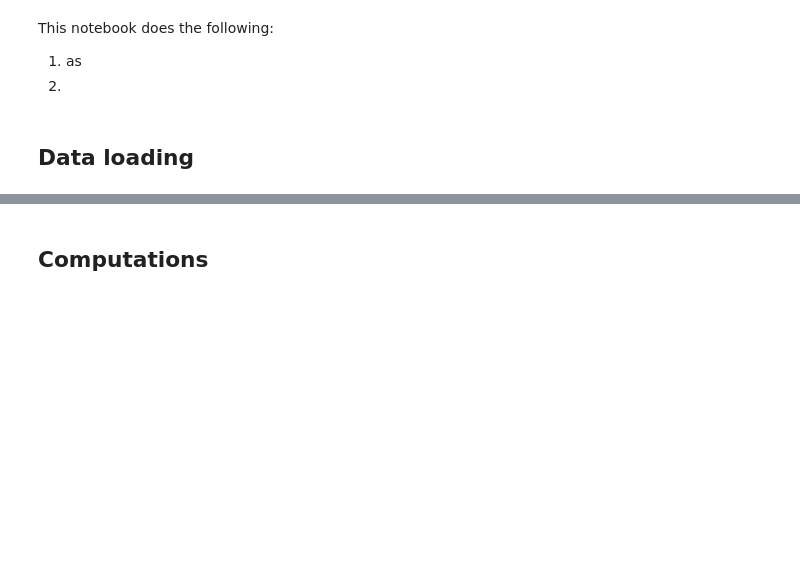
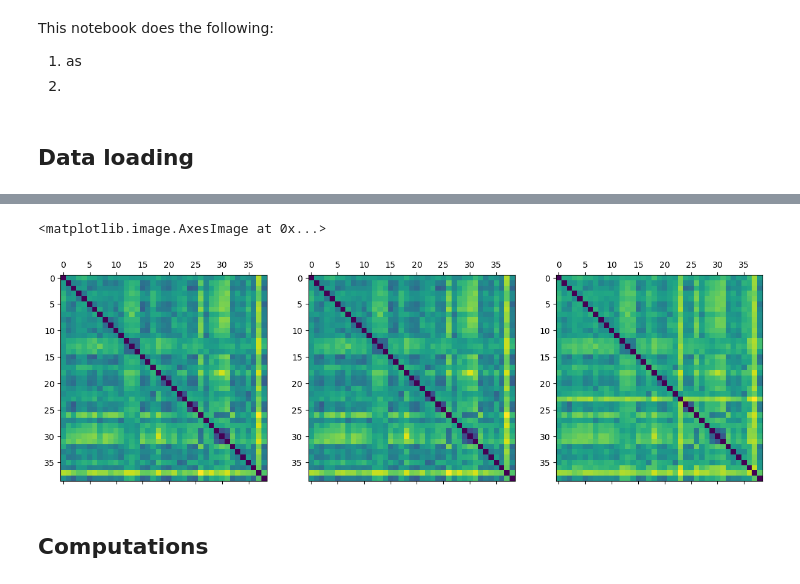
Before and after one commit to mikkoim/dnaimg-ood, a Jupyter notebook: notebooks/loo_fb2_process_all.ipynb, the cells around one changed output, grey strips where cells are left out. Drawn from its saved outputs; the diff is of its cells as text; code cells hidden in the pictures; blank space fills up the shorter version.

```diff
--- a/notebooks/loo_fb2_process_all.ipynb
+++ b/notebooks/loo_fb2_process_all.ipynb
@@ -128,2 +155,11 @@ plt.matshow(D.values)
+# %%
+import matplotlib.pyplot as plt
+fig, ax = plt.subplots(1,3, figsize=(15,5))
+ax[0].matshow(D["jc69"].values)
+ax[1].matshow(D["k80"].values)
+ax[2].matshow(D["jaccard"].values)
+# %% [output]
+<matplotlib.image.AxesImage at 0x...>
+[figure, added]
 # %% [markdown]
 ## Computations
```
Also changed, not shown: parts of 23 cells of this notebook, 2 other files.
